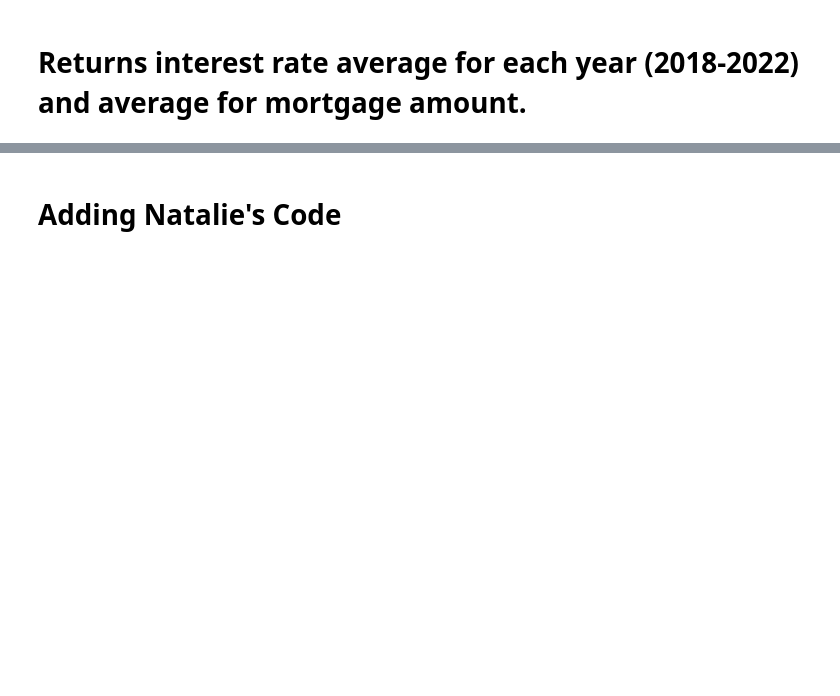
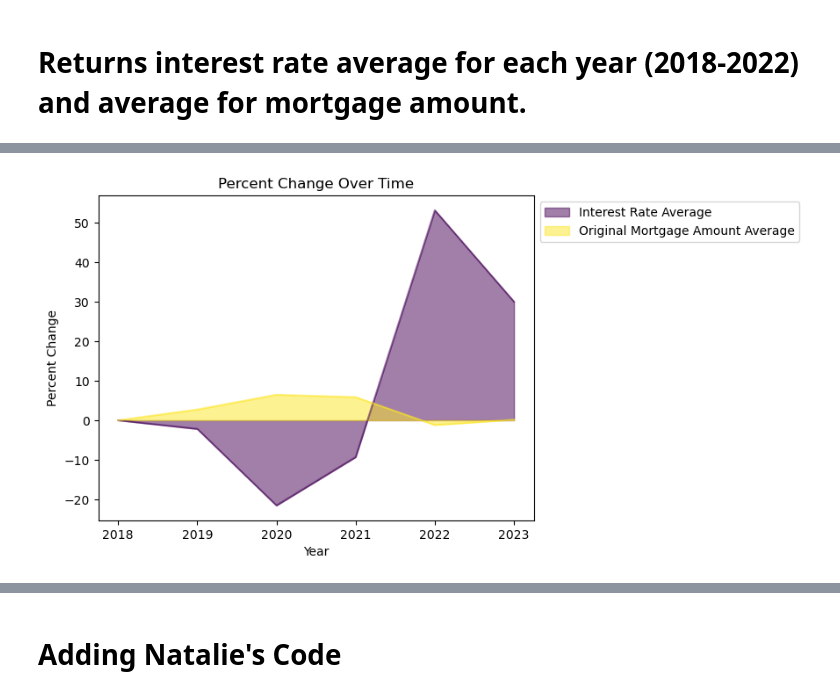
Before and after one commit to nlewism/Project-Impact-of-CDBG-Funds-in-Puerto-Rico, a Jupyter notebook: CDBG_Web_Scrapping.ipynb, the cells around one changed output, grey strips where cells are left out. Cells and saved outputs as stored; diff of their text form; code cells hidden in the pictures; blank space fills up the shorter version.

```diff
--- a/CDBG_Web_Scrapping.ipynb
+++ b/CDBG_Web_Scrapping.ipynb
@@ -346,0 +565,6 @@ sorted_mortgage
+# %%
+pivot_cdbg_total = pivot_cdbg_concatenated.iloc[-1].to_dict()
+pivot_cdbg_total['2022'] = pivot_cdbg_total[2022]
+del pivot_cdbg_total['Total']
+del pivot_cdbg_total[2022]
+pivot_cdbg_total
@@ -346,0 +577,11 @@ sorted_mortgage
+# %%
+cdbg_total_df = pd.DataFrame(list(pivot_cdbg_total.items()), columns=['Year', 'CDBG Total'])
+
+# Set the 'Year' column as the index
+cdbg_total_df.set_index('Year', inplace=True)
+
+# Merge the dataframes on the 'Year' column
+final_cdbg = pd.merge(merged_mortgage_data, cdbg_total_df, left_index=True, right_index=True, how='outer')
+
+# Print or use the final dataframe as needed
+final_cdbg
@@ -346,0 +599,3 @@ sorted_mortgage
+# %%
+df2023 = final_cdbg
+df2023
@@ -346,0 +610,4 @@ sorted_mortgage
+# %%
+df2023.loc['2023'] = [6.196389, 140340.583901,0]
+df2023 = df2023.drop('CDBG Total',axis = 1)
+df2023
@@ -346,0 +634,18 @@ sorted_mortgage
+# %%
+import matplotlib.pyplot as plt
+
+# Assuming 'final_df' is your merged dataframe
+
+# Calculate percent change for each column
+df2023_pct_change = df2023.pct_change() * 100
+
+# Plot area chart with percent change
+axis = df2023_pct_change.plot(kind='area', title='Percent Change Over Time', xlabel='Year', ylabel='Percent Change', stacked=False, colormap='viridis')
+
+# Add legend
+axis.legend(loc='upper left', bbox_to_anchor=(1, 1))
+
+# Show the plot
+plt.show()
+# %% [output]
+[figure, added]
```
Also changed, not shown: parts of 81 cells of this notebook.
